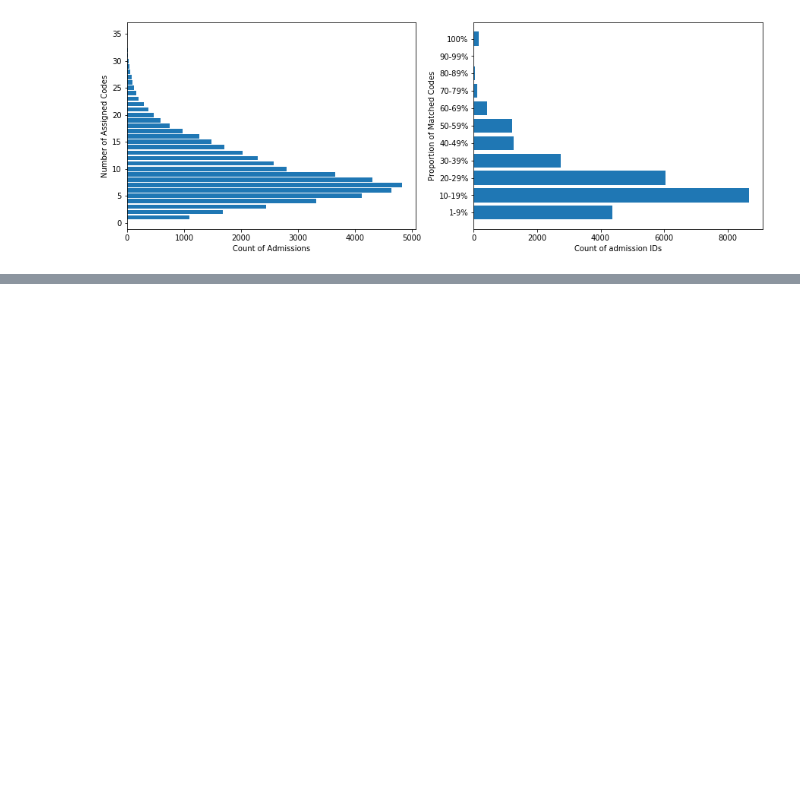
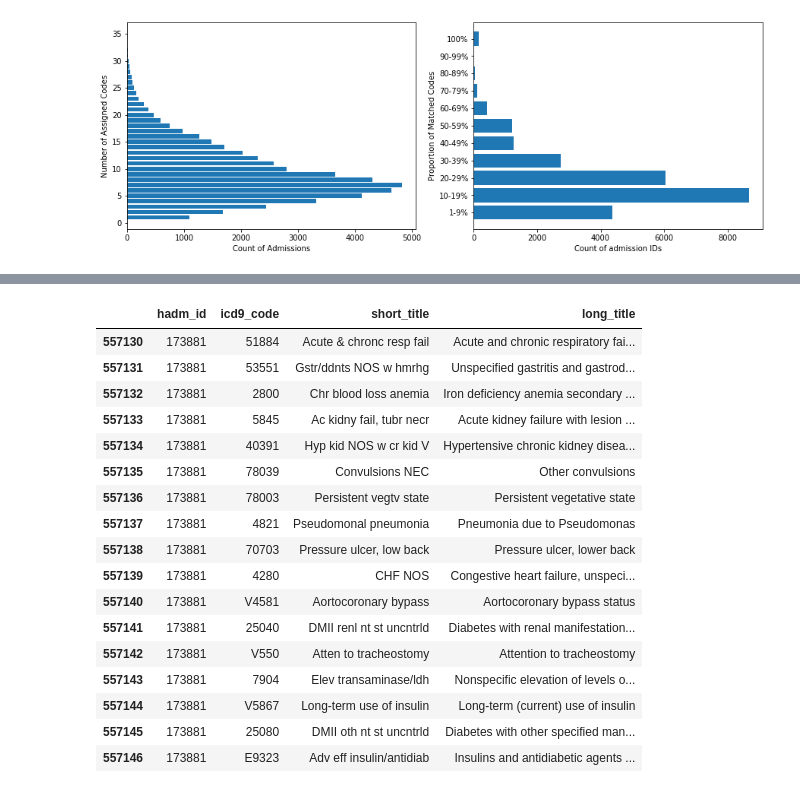
Before and after one commit to tomolopolis/MIMIC-III-Discharge-Diagnosis-Analysis, a Jupyter notebook: Main_Analysis.ipynb, the cells around one changed output, grey strips where cells are left out. Cells and saved outputs as stored; diff of their text form; code cells hidden in the pictures; blank space fills up the shorter version.

```diff
--- a/Main_Analysis.ipynb
+++ b/Main_Analysis.ipynb
@@ -810,0 +732,21 @@ json.dump(preds_no_assn_json, open('data/MedCAT_Export_With_Text_Pred_No_Assn.js
+# %%
+codes[codes.hadm_id == 173881]
+# %% [output]
+|  | hadm_id | icd9_code | short_title | long_title |
+| 557130 | 173881 | 51884 | Acute & chronc resp fail | Acute and chronic respiratory fai... |
+| 557131 | 173881 | 53551 | Gstr/ddnts NOS w hmrhg | Unspecified gastritis and gastrod... |
+| 557132 | 173881 | 2800 | Chr blood loss anemia | Iron deficiency anemia secondary ... |
+| 557133 | 173881 | 5845 | Ac kidny fail, tubr necr | Acute kidney failure with lesion ... |
+| 557134 | 173881 | 40391 | Hyp kid NOS w cr kid V | Hypertensive chronic kidney disea... |
+| 557135 | 173881 | 78039 | Convulsions NEC | Other convulsions |
+| 557136 | 173881 | 78003 | Persistent vegtv state | Persistent vegetative state |
+| 557137 | 173881 | 4821 | Pseudomonal pneumonia | Pneumonia due to Pseudomonas |
+| 557138 | 173881 | 70703 | Pressure ulcer, low back | Pressure ulcer, lower back |
+| 557139 | 173881 | 4280 | CHF NOS | Congestive heart failure, unspeci... |
+| 557140 | 173881 | V4581 | Aortocoronary bypass | Aortocoronary bypass status |
+| 557141 | 173881 | 25040 | DMII renl nt st uncntrld | Diabetes with renal manifestation... |
+| 557142 | 173881 | V550 | Atten to tracheostomy | Attention to tracheostomy |
+| 557143 | 173881 | 7904 | Elev transaminase/ldh | Nonspecific elevation of levels o... |
+| 557144 | 173881 | V5867 | Long-term use of insulin | Long-term (current) use of insulin |
+| 557145 | 173881 | 25080 | DMII oth nt st uncntrld | Diabetes with other specified man... |
+| 557146 | 173881 | E9323 | Adv eff insulin/antidiab | Insulins and antidiabetic agents ... |
```
Also changed, not shown: parts of 36 cells of this notebook.
